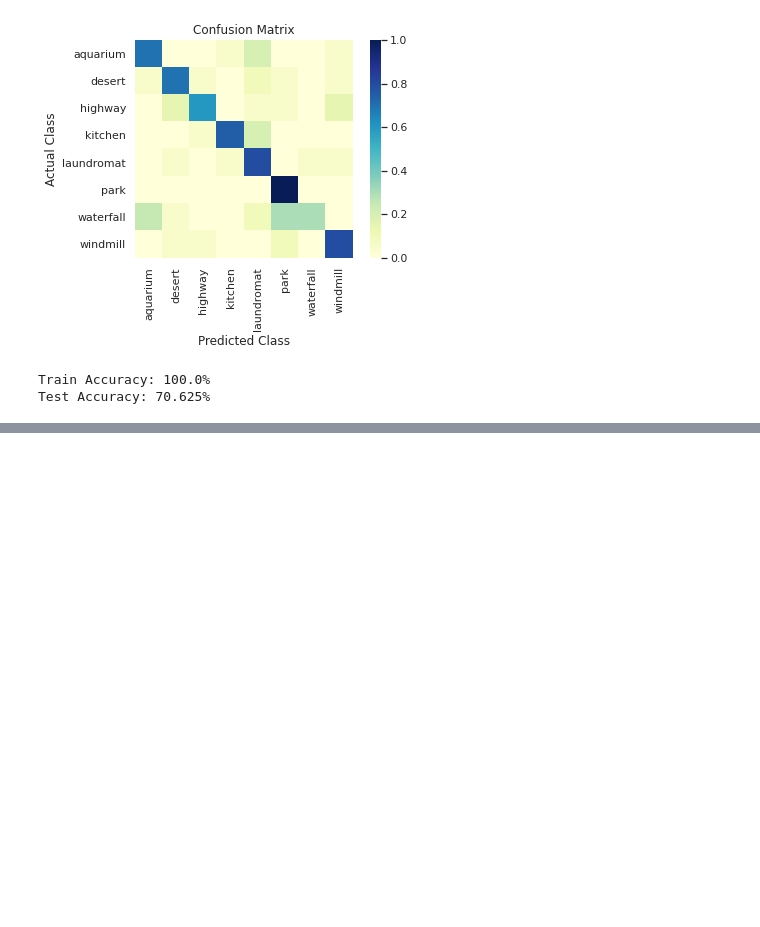
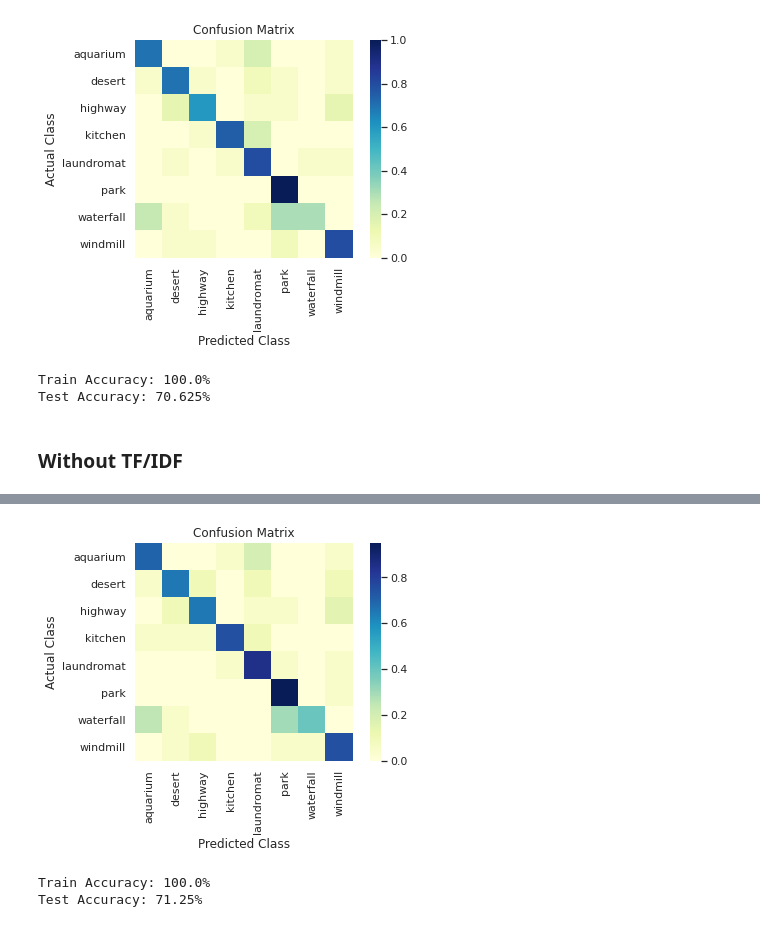
Before and after one commit to thanhtrung102/BOW-SPM, a Jupyter notebook: src/Assignment4.ipynb, the cells around one changed output, grey strips where cells are left out. Saved outputs shown, nothing was run; the diff lists cells and outputs as text; code cells hidden in the pictures; blank space fills up the shorter version.

Commit message:
Question 2: Bonus: Run without TF-IDF.

```diff
--- a/src/Assignment4.ipynb
+++ b/src/Assignment4.ipynb
@@ -336,3 +336,31 @@ print(f'Test Accuracy: {acc}%')
 # %% [output]
 Train Accuracy: 100.0%
 Test Accuracy: 70.625%
+# %% [markdown]
+### Without TF/IDF
+# %%
+classifier = train_classifier(tr_histograms, tr_labels)
+te_labels, te_paths, te_keypoints, te_descriptors = dense_sift_batch(load_test_all())
+_, te_histograms = cluster_pyramid(te_keypoints, te_descriptors, kmeans=kmeans)
+te_labels_pred = classifier.predict(te_histograms)
+tr_labels_pred = classifier.predict(tr_histograms)
+
+conf = confusion(te_labels, te_labels_pred, CLASSES)
+ax = sns.heatmap(conf, cmap='YlGnBu', xticklabels=CLASSES, yticklabels=CLASSES, square=True)
+ax.set_xlabel('Predicted Class')
+ax.set_ylabel('Actual Class')
+ax.set_title('Confusion Matrix')
+plt.show()
+
+tr_labels = np.array(tr_labels, dtype='object')
+tr_good_ind = np.where(np.equal(tr_labels, tr_labels_pred))[0]
+
+acc = len(tr_good_ind) * 100 / len(tr_labels)
+print(f'Train Accuracy: {acc}%')
+
+te_labels = np.array(te_labels, dtype='object')
+good_ind = np.where(np.equal(te_labels, te_labels_pred))[0]
+
+acc = len(good_ind) * 100 / len(te_labels)
+print(f'Test Accuracy: {acc}%')
+# %% [output]
@@ -338,0 +368,3 @@ Test Accuracy: 70.625%
+[figure, added]
+Train Accuracy: 100.0%
+Test Accuracy: 71.25%
```
Also changed, not shown: parts of 1 cell of this notebook.
